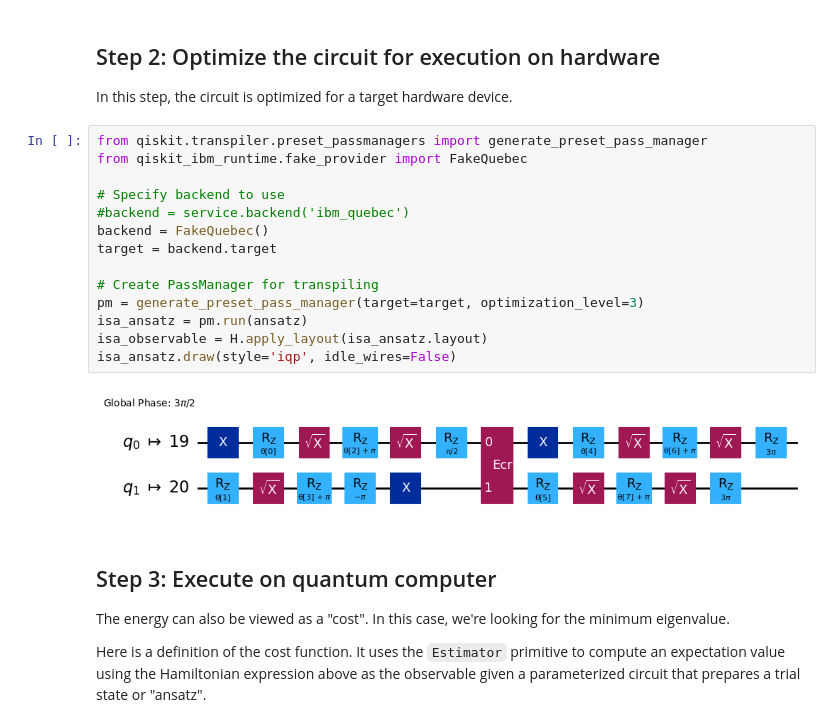
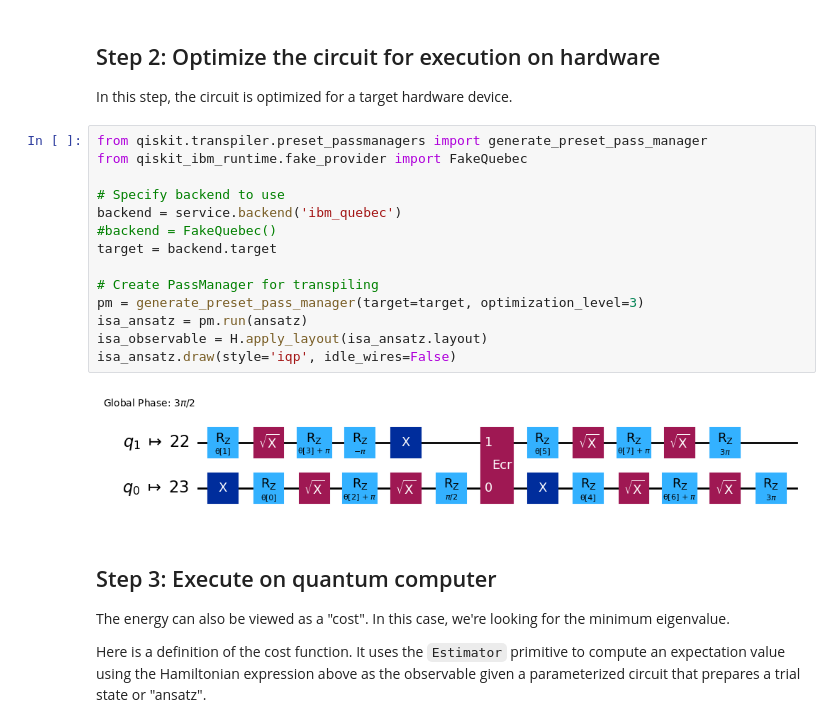
Before and after one commit to wagnersj/usask_qiskit_workshop_2024, a Jupyter notebook: usask-qiskit-workshop-qiskit-runtime-sessions.ipynb, the cells around one changed output. Drawn from its saved outputs; the diff is of its cells as text.

```diff
--- a/usask-qiskit-workshop-qiskit-runtime-sessions.ipynb
+++ b/usask-qiskit-workshop-qiskit-runtime-sessions.ipynb
@@ -66,19 +66,19 @@ In this step, the circuit is optimized for a target hardware device.
 # %%
 from qiskit.transpiler.preset_passmanagers import generate_preset_pass_manager
 from qiskit_ibm_runtime.fake_provider import FakeQuebec
 
 # Specify backend to use
-#backend = service.backend('ibm_quebec')
-backend = FakeQuebec()
+backend = service.backend('ibm_quebec')
+#backend = FakeQuebec()
 target = backend.target
 
 # Create PassManager for transpiling
 pm = generate_preset_pass_manager(target=target, optimization_level=3)
 isa_ansatz = pm.run(ansatz)
 isa_observable = H.apply_layout(isa_ansatz.layout)
 isa_ansatz.draw(style='iqp', idle_wires=False)
 # %% [output]
-[figure, old version]
+[figure, new version]
 # %% [markdown]
 ## Step 3: Execute on quantum computer
 
```
Also changed, not shown: parts of 3 cells of this notebook.
